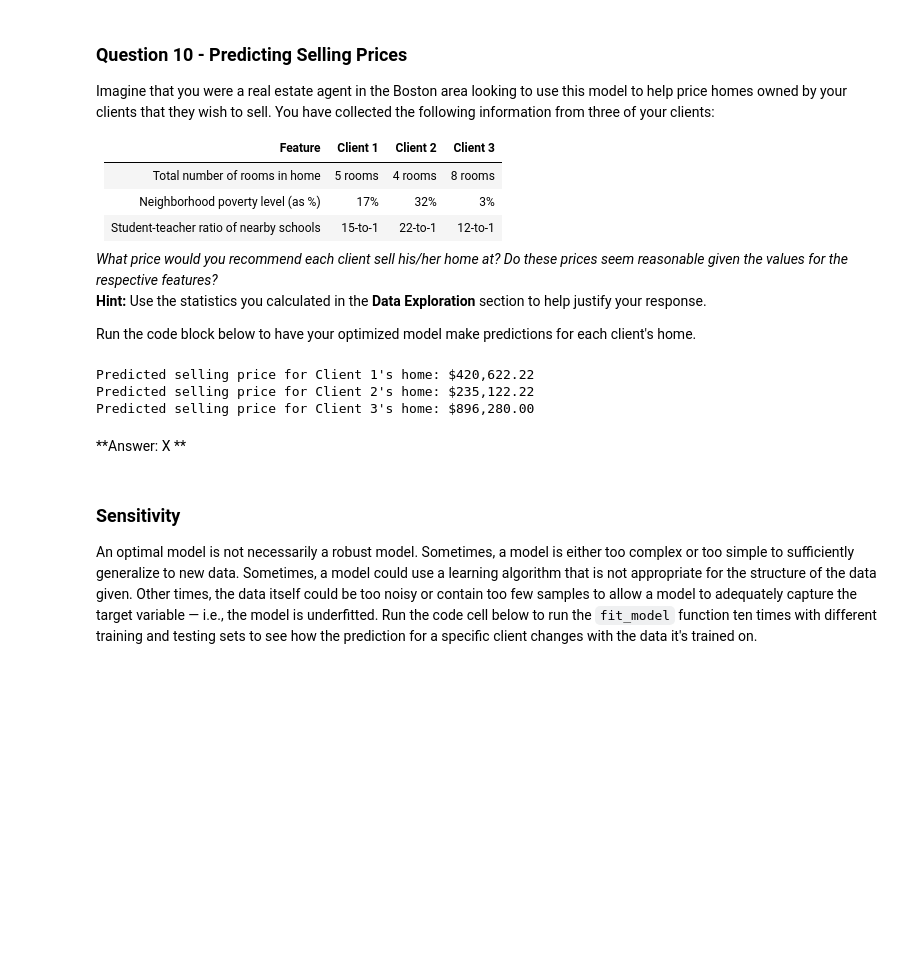
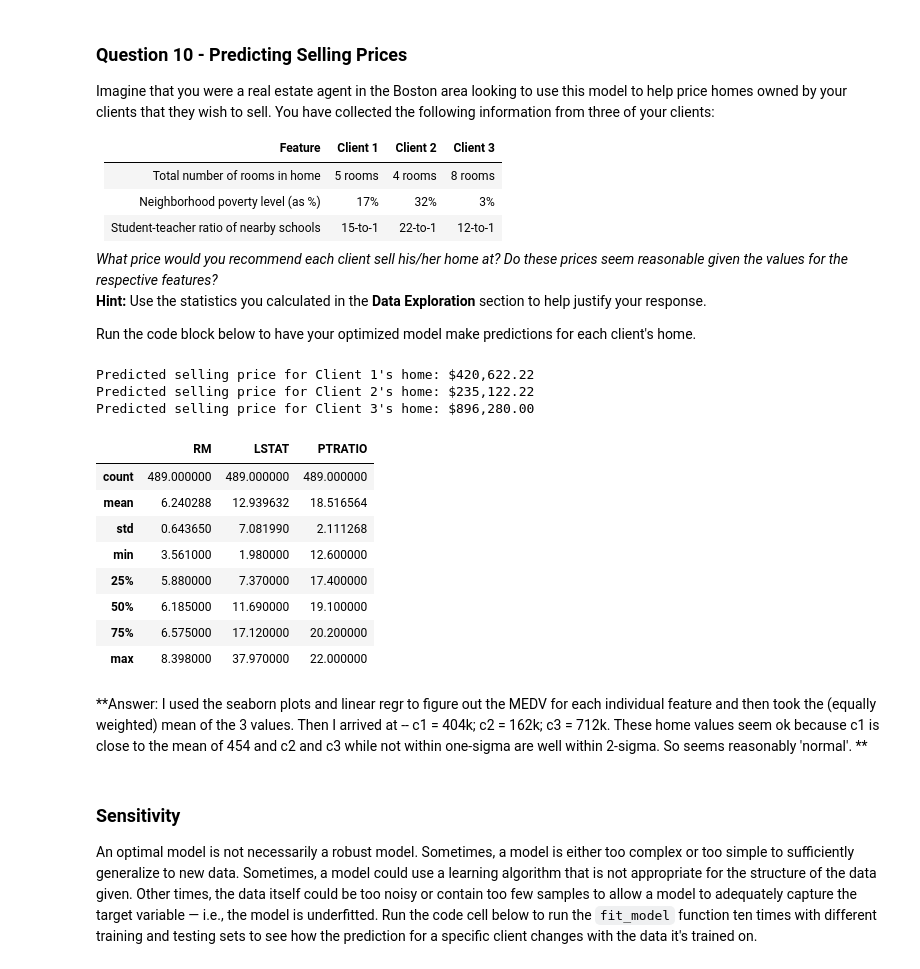
Before and after one commit to vharavu/machine-learning, a Jupyter notebook: projects/boston_housing/boston_housing.ipynb, the cells around one changed output. Cells and saved outputs as stored; diff of their text form; code cells hidden in the pictures; blank space fills up the shorter version.

```diff
--- a/projects/boston_housing/boston_housing.ipynb
+++ b/projects/boston_housing/boston_housing.ipynb
@@ -311,18 +326,28 @@ Run the code block below to have your optimized model make predictions for each
 # %%
 # Produce a matrix for client data
 client_data = [[5, 17, 15], # Client 1
                [4, 32, 22], # Client 2
                [8, 3, 12]]  # Client 3
 
 # Show predictions
 for i, price in enumerate(reg.predict(client_data)):
     print "Predicted selling price for Client {}'s home: ${:,.2f}".format(i+1, price)
+features.describe()
 # %% [output]
 Predicted selling price for Client 1's home: $420,622.22
 Predicted selling price for Client 2's home: $235,122.22
 Predicted selling price for Client 3's home: $896,280.00
+|  | RM | LSTAT | PTRATIO |
+| count | 489.000000 | 489.000000 | 489.000000 |
+| mean | 6.240288 | 12.939632 | 18.516564 |
+| std | 0.643650 | 7.081990 | 2.111268 |
+| min | 3.561000 | 1.980000 | 12.600000 |
+| 25% | 5.880000 | 7.370000 | 17.400000 |
+| 50% | 6.185000 | 11.690000 | 19.100000 |
+| 75% | 6.575000 | 17.120000 | 20.200000 |
+| max | 8.398000 | 37.970000 | 22.000000 |
-# %% [markdown]
-**Answer: X **
+# %% [markdown]
+**Answer: I used the seaborn plots and linear regr to figure out the MEDV for each individual feature and then took the (equally weighted) mean of the 3 values. Then I arrived at -- c1 = 404k; c2 = 162k; c3 = 712k. These home values seem ok because c1 is close to the mean of 454 and c2 and c3 while not within one-sigma are well within 2-sigma. So seems reasonably 'normal'. **
 # %% [markdown]
 ### Sensitivity
 An optimal model is not necessarily a robust model. Sometimes, a model is either too complex or too simple to sufficiently generalize to new data. Sometimes, a model could use a learning algorithm that is not appropriate for the structure of the data given. Other times, the data itself could be too noisy or contain too few samples to allow a model to adequately capture the target variable — i.e., the model is underfitted. Run the code cell below to run the `fit_model` function ten times with different training and testing sets to see how the prediction for a specific client changes with the data it's trained on.
```
Also changed, not shown: parts of 10 cells of this notebook, 1 other file.
